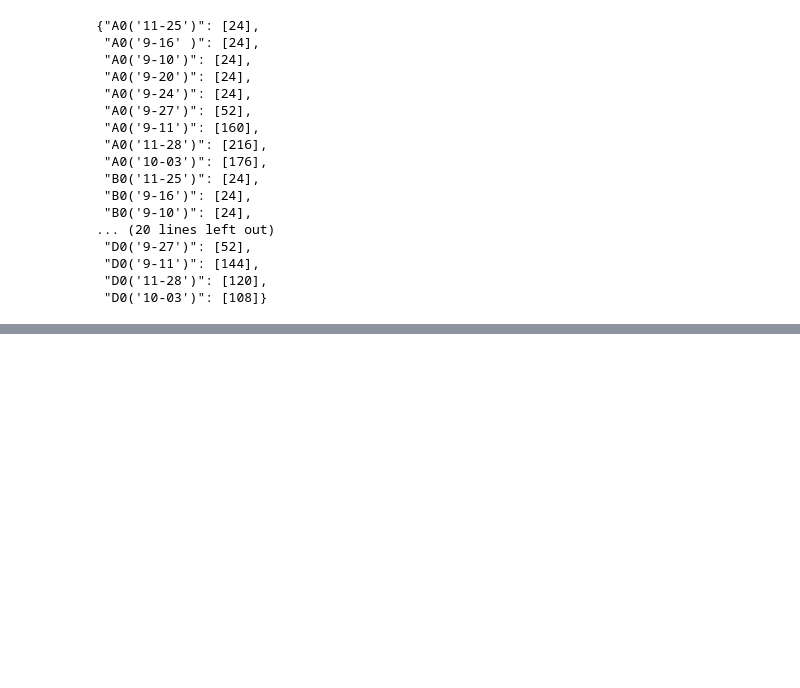
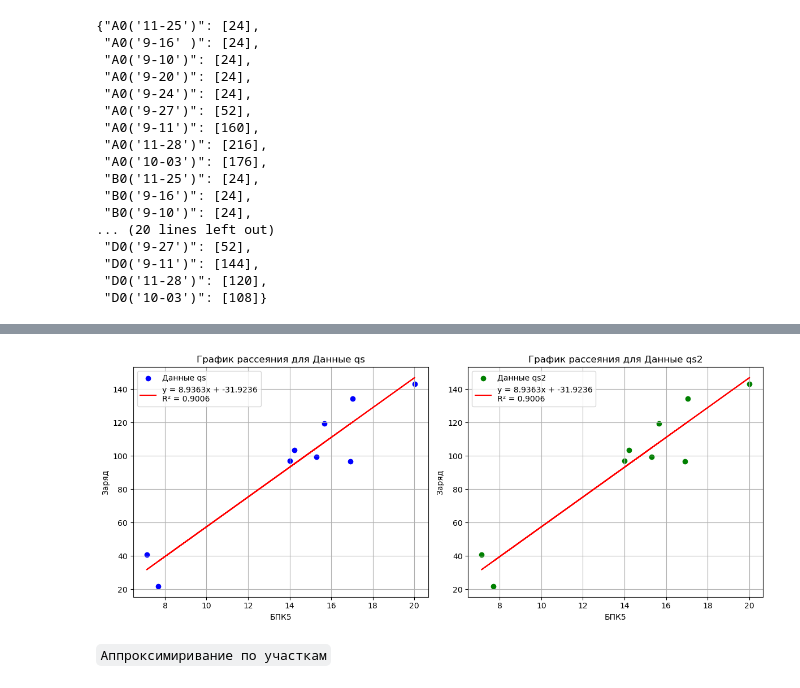
Before and after one commit to margelse/DopplerCurve, a Jupyter notebook: notebooks/projects/waste_water/domestic.ipynb, the cells around one changed output, grey strips where cells are left out. Cells and saved outputs as stored; diff of their text form; code cells hidden in the pictures; blank space fills up the shorter version.

```diff
--- a/notebooks/projects/waste_water/domestic.ipynb
+++ b/notebooks/projects/waste_water/domestic.ipynb
@@ -214,0 +231,6 @@ result_indices
+# %%
+ts1 = choice_data.iloc[:, 0]
+ts2 = choice_data.iloc[:, 9]
+ts3 = choice_data.iloc[:, 18]
+
+median_ts = pd.concat([ts1, ts2, ts3], axis=1).median(axis=1)
@@ -214,0 +252,72 @@ result_indices
+# %%
+all_integral_deviations = []
+all_shifted_series = []
+
+
+for k in range(9):
+    ts1 = choice_data.iloc[:, k]
+    ts2 = choice_data.iloc[:, k+9]
+    ts3 = choice_data.iloc[:, k+18]
+    ts4 = choice_data.iloc[:, k+27]
+
+    median_ts = pd.concat([ts1, ts2, ts3], axis=1).median(axis=1)
+
+
+    integral_deviation = np.sum(np.abs(ts4 - median_ts))
+    all_integral_deviations.append(integral_deviation)
+
+    if k == 6:
+        shifted_ts4 = ts4 * 0.2
+    else:
+        shifted_ts4 = ts4 - np.mean((ts4 - median_ts).dropna())
+
+    all_shifted_series.append(shifted_ts4)
+
+
+correct_D1 = pd.DataFrame(all_shifted_series).T
+
+
+for j in [0, 1, 2, 3, 4, 5, 6, 7, 8]:
+    idx = correct_D1.iloc[289:, j].where(lambda x: x <= 0.02).first_valid_index()
+    if j == 5:
+        idx = choice_data.iloc[:, 32].last_valid_index()
+    if idx:
+        correct_D1.iloc[idx:, j] = np.nan
+
+correct_D1[correct_D1 < 0] = 0
+Q_real = charge(seconds[:-1], correct_D1.fillna(0))
+boi_real = BOI(Q_real)
+integrals = Q_real.iloc[-1, :].values
+b = (integrals+19.5097)/8.3632
+err_d = 100*np.abs(b - df.iloc[-1, 59:68].values)/np.abs(df.iloc[-1, 59:68].values)
+err_d = np.round(err_d, 3)
+
+k1, k2 = 0, 9
+xs = [REAL[k1:k2], REAL[k1:k2]]
+y_data = [integrals[k1:k2], integrals[k1:k2]]
+labels = ['Данные qs', 'Данные qs2']
+colors = ['blue', 'green']
+
+fig, (ax1, ax2) = plt.subplots(1, 2, figsize=(12, 5))
+
+for ax, x, y, label, color in zip([ax1, ax2], xs, y_data, labels, colors):
+    ax.scatter(x, y, label=label, color=color)
+
+    coefficients = np.polyfit(x, y, 1)
+    polynomial = np.poly1d(coefficients)
+    y_fit = polynomial(x)
+    r2 = r2_score(y, y_fit)
+
+    ax.plot(x, y_fit, color='red',
+            label=f'y = {coefficients[0]:.4f}x + {coefficients[1]:.4f}\nR² = {r2:.4f}')
+
+    ax.set_xlabel('БПК5')
+    ax.set_ylabel('Заряд')
+    ax.set_title(f'График рассеяния для {label}')
+    ax.legend()
+    ax.grid(True)
+
+plt.tight_layout()
+plt.show()
+# %% [output]
+[figure, added]
@@ -214,0 +343,2 @@ result_indices
+# %% [markdown]
+`Аппроксимиривание по участкам`
```
Also changed, not shown: parts of 10 cells of this notebook, 2 other files.
